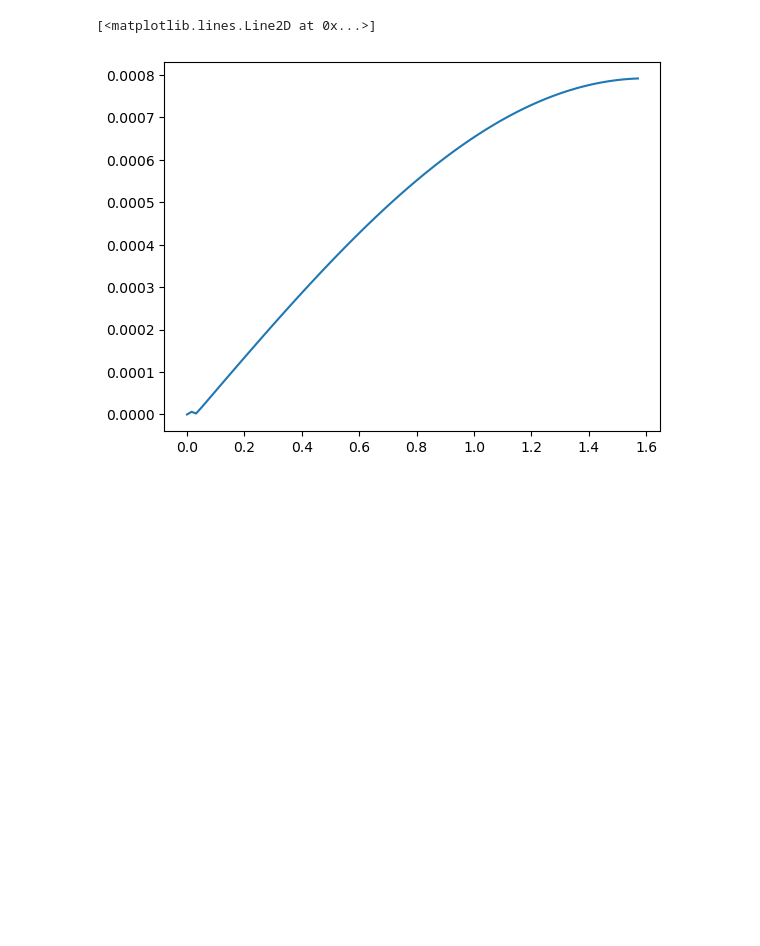
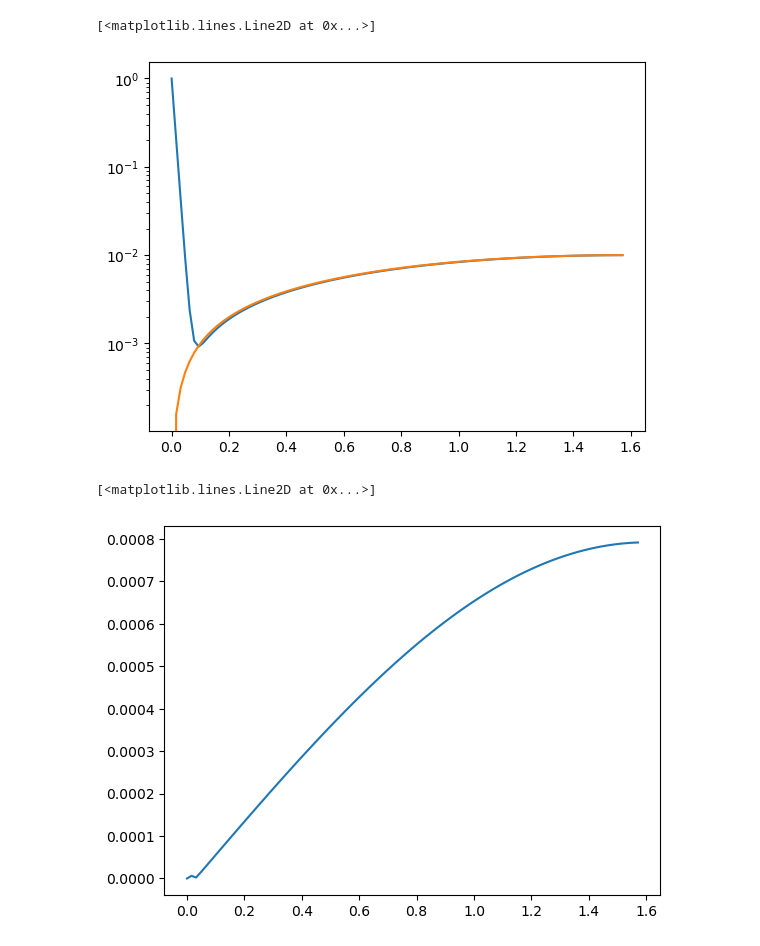
Before and after one commit to Gaffeyh/Research_Project, a Jupyter notebook: RK2_Sans_E.ipynb, the cells around one changed output. Drawn from its saved outputs; the diff is of its cells as text; code cells hidden in the pictures; blank space fills up the shorter version.

```diff
--- a/RK2_Sans_E.ipynb
+++ b/RK2_Sans_E.ipynb
@@ -58,6 +58,12 @@ def ETDRK2(Total_Time, Number_of_Points, Initial_Condition):
 # %%
 def U_true(t,u_0):
     return u_0*np.exp(c*t) + (np.exp(c*t)-c*np.sin(t)-np.cos(t))/(1+c**2)
+# %%
+plt.semilogy(x, U_true(x,1))
+plt.plot(x, 0.01*np.sin(x))
+# %% [output]
+[<matplotlib.lines.Line2D at 0x...>]
+[figure, added]
 # %%
 y,x = ETDRK2(T,N,u_0)
 plt.plot(x,np.abs(y - U_true(x,1)))
```
Also changed, not shown: parts of 1 cell of this notebook, 2 other files.
